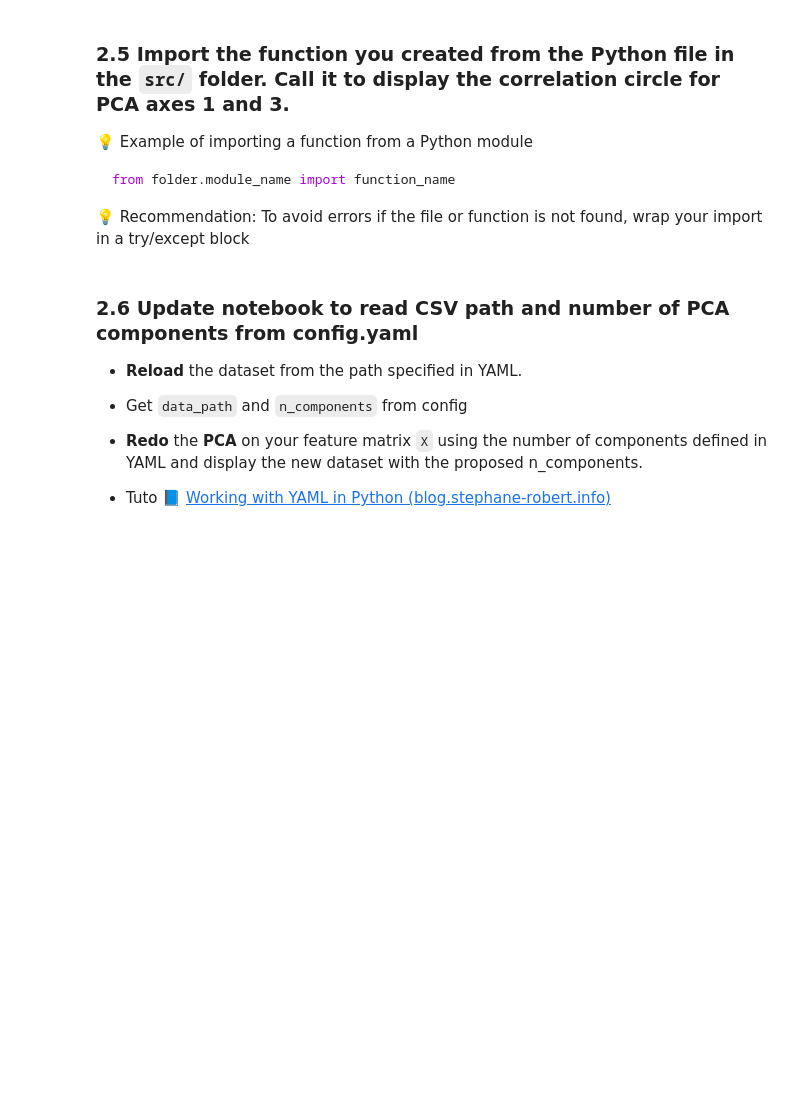
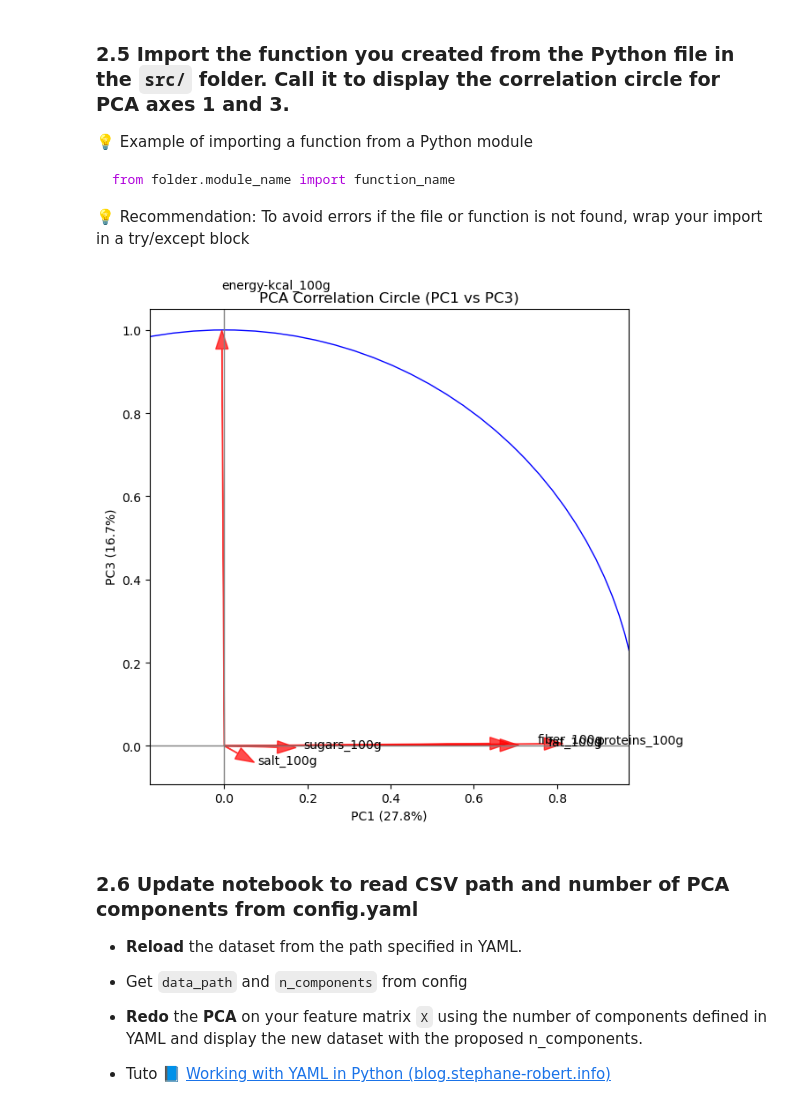
Before and after one commit to C3l3stin/DSPAP_Lab2_Student_Celestin, a Jupyter notebook: notebooks/Lab2_Célestin.ipynb, the cells around one changed output. Cells and saved outputs as stored; diff of their text form; code cells hidden in the pictures; blank space fills up the shorter version.

```diff
--- a/notebooks/Lab2_Célestin.ipynb
+++ b/notebooks/Lab2_Célestin.ipynb
@@ -220,6 +267,42 @@ print(add_two_numbers(3, 5))     # 8
 # TODO 2.4
 # Write a function to automate the display of correlation circles
 # try it  PCA components axes 1–2, 2–3, and 1–3
+
+def plot_correlation_circle(pca, features, axis1=1, axis2=2):
+    """
+    Displays a PCA correlation circle for two selected axes.
+
+    pca: PCA object already fitted
+    features: list of variable names (columns)
+    axis1: first axis (1-indexed)
+    axis2: second axis (1-indexed)
+    """
+    # Loadings
+    loadings = pca.components_.T * np.sqrt(pca.explained_variance_)
+
+    # Indices Python (0-indexed)
+    x_axis = axis1 - 1
+    y_axis = axis2 - 1
+
+    plt.figure(figsize=(7,7))
+    plt.axhline(0, color='grey', lw=1)
+    plt.axvline(0, color='grey', lw=1)
+
+    # Circle with R=1
+    circle = plt.Circle((0,0), 1, color='blue', fill=False)
+    plt.gca().add_artist(circle)
+
+    # Arrows for each feature
+    for i, col in enumerate(features):
+        plt.arrow(0, 0, loadings[i, x_axis], loadings[i, y_axis],
+                  color='red', alpha=0.7, head_width=0.03, length_includes_head=True)
+        plt.text(loadings[i, x_axis]*1.1, loadings[i, y_axis]*1.1, col, color='black')
+
+    plt.xlabel(f"PC{axis1} ({pca.explained_variance_ratio_[x_axis]*100:.1f}%)")
+    plt.ylabel(f"PC{axis2} ({pca.explained_variance_ratio_[y_axis]*100:.1f}%)")
+    plt.title(f"PCA Correlation Circle (PC{axis1} vs PC{axis2})")
+    plt.axis("equal")
+    plt.show()
 # %% [markdown]
 ### 2.4 Place the function inside the corresponding folder, in a dedicated Python module.
 # %%
@@ -237,7 +322,13 @@ To avoid errors if the file or function is not found, wrap your import in a try/
 # %%
 ### TODO
 
-# Import your function from the Python file you created and call it to display the correlation circle for PCA axes 1 and 3.
+sys.path.append("../src")
+
+from pca_utils import plot_correlation_circle
+
+plot_correlation_circle(pca, nutritional_features, axis1=1, axis2=3)
+# %% [output]
+[figure, added]
 # %% [markdown]
 ### 2.6 Update notebook to read CSV path and number of PCA components from config.yaml
 - **Reload** the dataset from the path specified in YAML.
```
Also changed, not shown: parts of 6 cells of this notebook, 3 other files.
